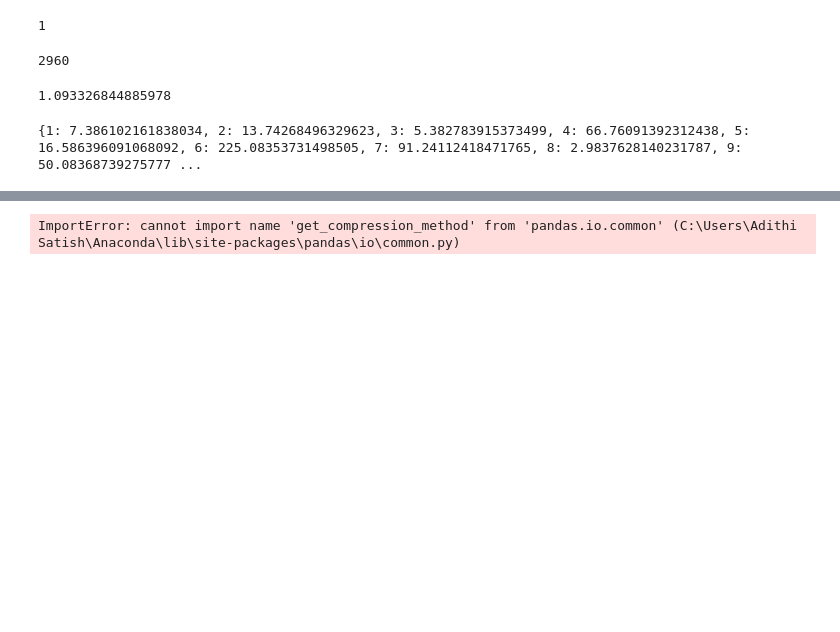
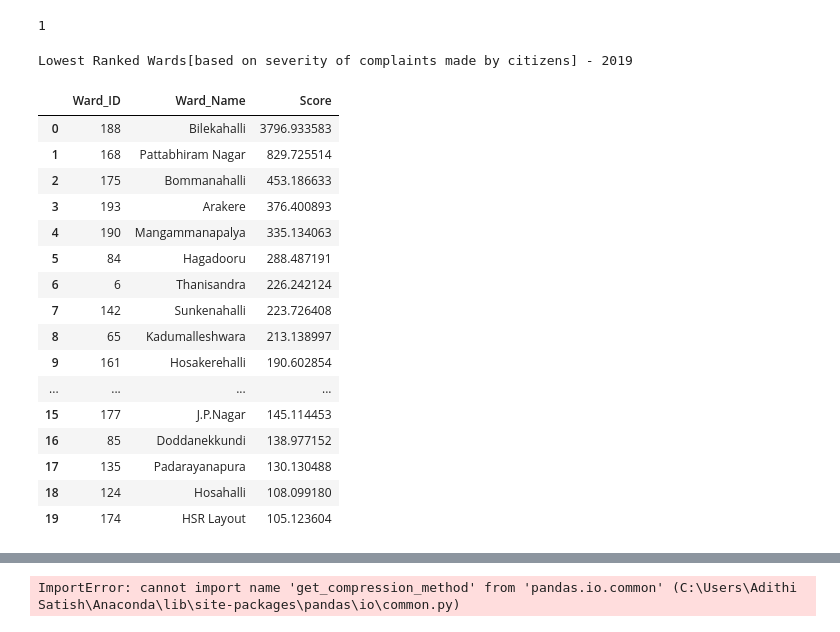
Before and after one commit to ShriyaShankar/Ward-Index, a Jupyter notebook: test_ML.ipynb, the cells around one changed output, grey strips where cells are left out. Cells and saved outputs as stored; diff of their text form; code cells hidden in the pictures; blank space fills up the shorter version.

```diff
--- a/test_ML.ipynb
+++ b/test_ML.ipynb
@@ -831,27 +832,67 @@ print(count)
 # %%
 from collections import OrderedDict
 
-df_w = df_b[['ward_id','score']]
-df_w.head(30)
+def cal_rank(df_b,name):
+    df_w = df_b[['ward_id','score']]
+    df_w.head(30)
 
-index=list(df_w.index)
-print(len(index))
+    index=list(df_w.index)
+    #print(len(index))
 
-ward_score = {}
-for i in range(199):
-    ward_score[i] = 0.0
+    ward_score = {}
+    for i in range(199):
+        ward_score[i] = 0.0
 
-for i in index:
-    id = df_w.ward_id[i]
-    score = df_w.score[i]
-    ward_score[id] += score
+    for i in index:
+        id = df_w.ward_id[i]
+        score = df_w.score[i]
+        ward_score[id] += score
 
-ward_score[84]+=ward_score[0]
-ward_score.pop(0)
+    ward_score[84]+=ward_score[0]
+    ward_score.pop(0)
+    #print(ward_score[188])
+    #print(ward_score)
+
+    wards = pd.read_csv("ward_details.csv")
+    wards.head(20)
+
+    for i in ward_score:
+        ward_score[i] = [wards.loc[i-1,'Ward_Name'],ward_score[i]]
+
+    #print(ward_score)
+    #print(ward_score)
+
+    ward_rank = sorted(ward_score.items(), key=lambda x: x[1][1],reverse = True)
+    #print(ward_rank)
+
+    file = name
+    with open(file, 'w+' ,newline = '') as csvfile:
+        csvwriter = csv.writer(csvfile)
+        csvwriter.writerow(['Ward_ID', 'Ward_Name','Score'])
+        for i in ward_rank:
+            csvwriter.writerow([i[0],i[1][0],i[1][1]])
+
+cal_rank(df_b,'ward_ranks.csv')
+print("Lowest Ranked Wards[based on severity of complaints made by citizens] - 2019")
+rank = pd.read_csv("ward_ranks.csv")
+
+rank.head(20)
 # %% [output]
-2960
+Lowest Ranked Wards[based on severity of complaints made by citizens] - 2019
-1.093326844885978
+|  | Ward_ID | Ward_Name | Score |
+| 0 | 188 | Bilekahalli | 3796.933583 |
+| 1 | 168 | Pattabhiram Nagar | 829.725514 |
+| 2 | 175 | Bommanahalli | 453.186633 |
+| 3 | 193 | Arakere | 376.400893 |
+| 4 | 190 | Mangammanapalya | 335.134063 |
+| 5 | 84 | Hagadooru | 288.487191 |
+| 6 | 6 | Thanisandra | 226.242124 |
+| 7 | 142 | Sunkenahalli | 223.726408 |
+| 8 | 65 | Kadumalleshwara | 213.138997 |
+| 9 | 161 | Hosakerehalli | 190.602854 |
+| ... | ... | ... | ... |
+| 15 | 177 | J.P.Nagar | 145.114453 |
+| 16 | 85 | Doddanekkundi | 138.977152 |
+| 17 | 135 | Padarayanapura | 130.130488 |
+| 18 | 124 | Hosahalli | 108.099180 |
+| 19 | 174 | HSR Layout | 105.123604 |
-# %%
-print(ward_score)
-# %% [output]
-{1: 7.386102161838034, 2: 13.74268496329623, 3: 5.382783915373499, 4: 66.76091392312438, 5: 16.586396091068092, 6: 225.08353731498505, 7: 91.24112418471765, 8: 2.9837628140231787, 9: 50.08368739275777 ...
```
Also changed, not shown: parts of 16 cells of this notebook, 4 other files.
